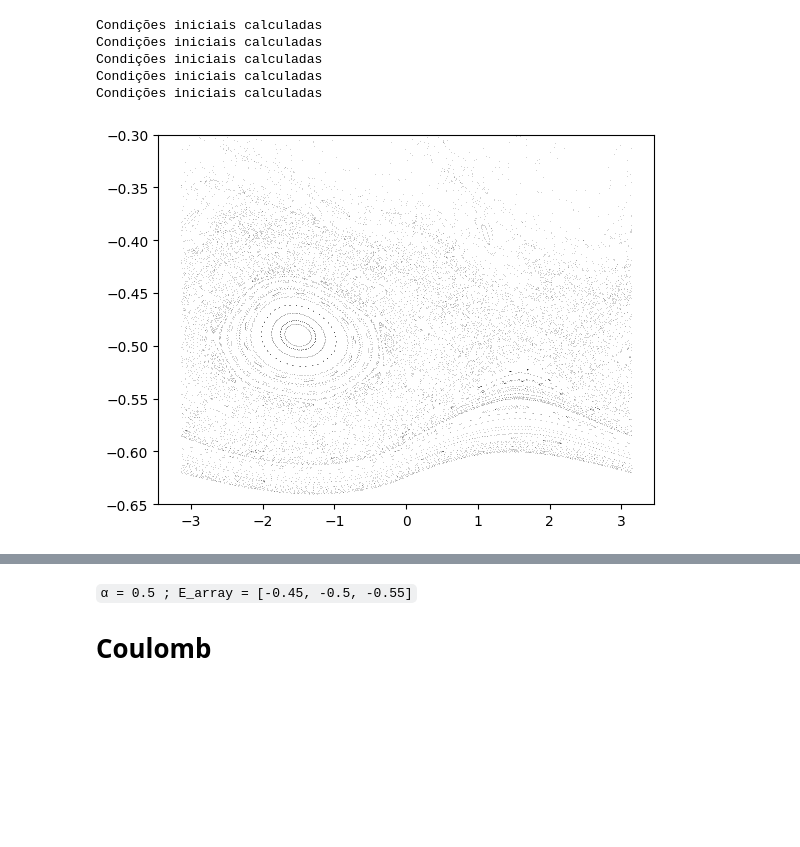
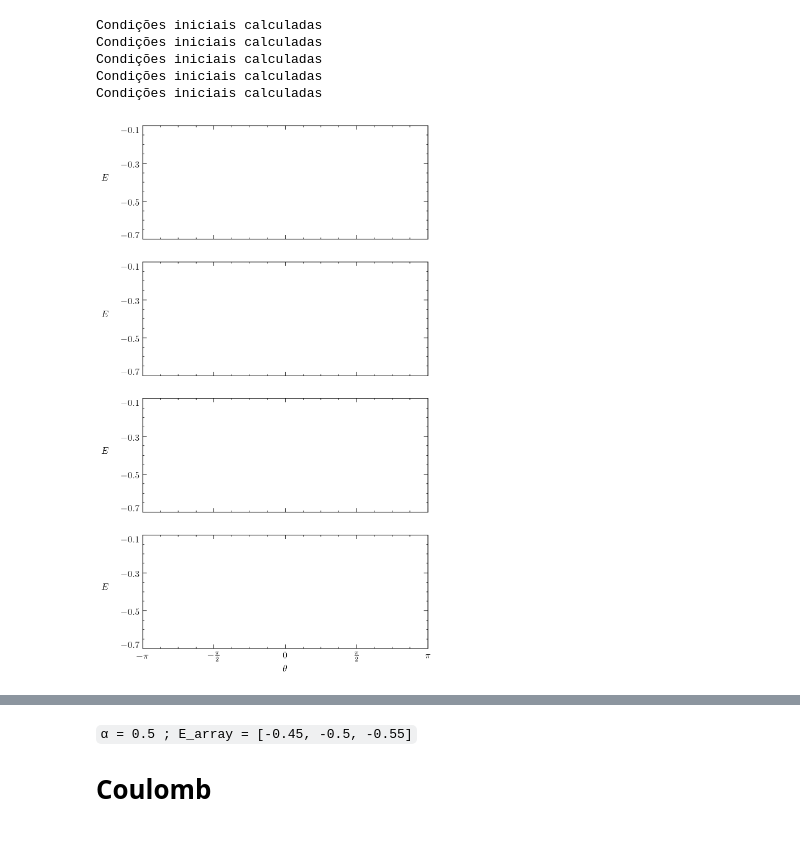
Before and after one commit to Gabriel-Amici/MorseCoulomb, a Jupyter notebook: notebooks/development/potential_comparison/potentials.ipynb, the cells around one changed output, grey strips where cells are left out. Saved outputs shown, nothing was run; the diff lists cells and outputs as text; code cells hidden in the pictures; blank space fills up the shorter version.

Commit message:
Working on ionization scripts for the MsC potential

```diff
--- a/notebooks/development/potential_comparison/potentials.ipynb
+++ b/notebooks/development/potential_comparison/potentials.ipynb
@@ -390,11 +692,11 @@ os.getcwd()
 import json
 import os
 
-results_dir = "../../../results/data/ionization/classical/comparison/take1"
+results_dir = "../../../results/data/comparison/ionization/take2"
 
 markers = [ "o", "^", "s", "X", "*" ] ; i=0
 
-for filehandle in os.listdir(results_dir):
+for filehandle in sorted(os.listdir(results_dir))[:-1]:
     if filehandle.endswith(".json"):
         with open(os.path.join(results_dir, filehandle), "r") as f:
             data = json.load(f)
@@ -402,9 +704,16 @@ for filehandle in os.listdir(results_dir):
     plt.plot(data["parameters"]["field_amplitude_set"], data["results"]["ionization_probabilities"], label=data["parameters"]["potential"], marker=markers[i], markersize=5)
     i += 1
 
+#plot last data point
+with open(os.path.join(results_dir, sorted(os.listdir(results_dir))[-1]), "r") as f:
+    data = json.load(f)
+
+plt.plot(data["parameters"]["field_amplitude_set"], data["results"]["ionization_probabilities"], label=data["parameters"]["potential"], marker=markers[i], markersize=5, ls="dashed")
+
+
 plt.xlabel("$F_0$")
 plt.ylabel("$P_i$", rotation=0, labelpad=15)
-plt.title("Probabilidade de Ionização com $\\alpha = 0.1$")
+plt.title(r"Probabilidade de Ionização com $\alpha = \sqrt{2}$")
 plt.legend()
 plt.grid(alpha=0.3)
 plt.xlim(0, 0.1)
@@ -413,6 +722,6 @@ plt.gca().get_yticklabels()[0].set_verticalalignment("bottom")
 plt.gca().get_yticklabels()[-1].set_verticalalignment("top")
 plt.gca().get_xticklabels()[0].set_horizontalalignment("left")
 plt.gca().get_xticklabels()[-1].set_horizontalalignment("right")
-plt.savefig("Fig5.pdf", bbox_inches="tight")
+plt.savefig("Fig6.pdf", bbox_inches="tight")
 plt.show()
 # %% [output]
@@ -437,10 +856,30 @@ Condições iniciais calculadas
 Condições iniciais calculadas
 Condições iniciais calculadas
 # %%
-import matplotlib.pyplot as plt
+fig, axs = plt.subplots(4, 1, sharex=True)
+fig.set_figwidth(6.5)
+fig.set_figheight(12)
+fig.set_dpi(182)
+# Remove vertical spacing between subplots
+plt.subplots_adjust(hspace=0.2)
 
-plt.scatter( *data.T, s=0.25, marker=".", lw=0, c="black", rasterized=True )
-plt.ylim(-0.65, -0.3)
+titles = ["(a) ", "(b) ", "(c) ", "(d) "]
+
+#set title for the figure
+
+fig.gca().set_xlim(-np.pi, np.pi)
+fig.gca().set_xticks(np.arange(-np.pi, np.pi + np.pi/2, np.pi/2), [r"$-\pi$", r"$-\frac{\pi}{2}$", r"$0$", r"$\frac{\pi}{2}$", r"$\pi$"])
+fig.gca().set_xlabel(r"$\theta$")
+
+for i in range(4):
+    axs[i].set_ylabel(r"$E$", rotation=0, labelpad=20)
+    axs[i].set_ylim(-0.7, -0.1)
+    axs[i].set_yticks(np.arange(-0.7, 0.1, 0.2))
+    axs[i].get_yticklabels()[0].set_verticalalignment("bottom")
+    axs[i].get_yticklabels()[-1].set_verticalalignment("top")
+
+
+# Show plot
 plt.show()
 # %% [output]
-[figure, old version]
+[figure, new version]
```
Also changed, not shown: parts of 17 cells of this notebook, 1 other file.
